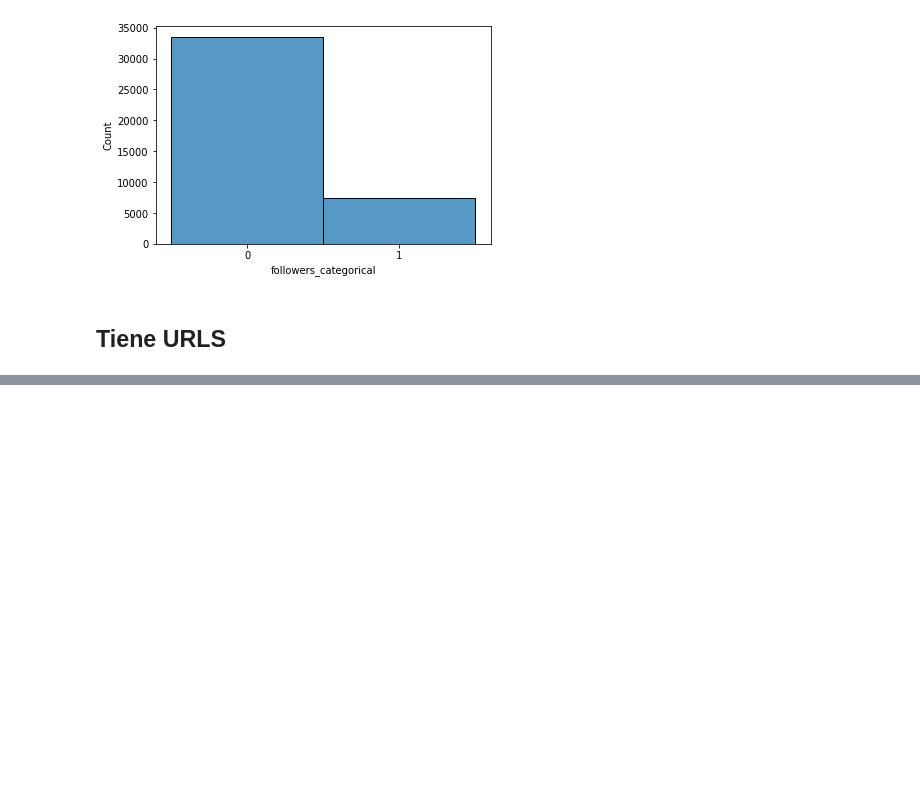
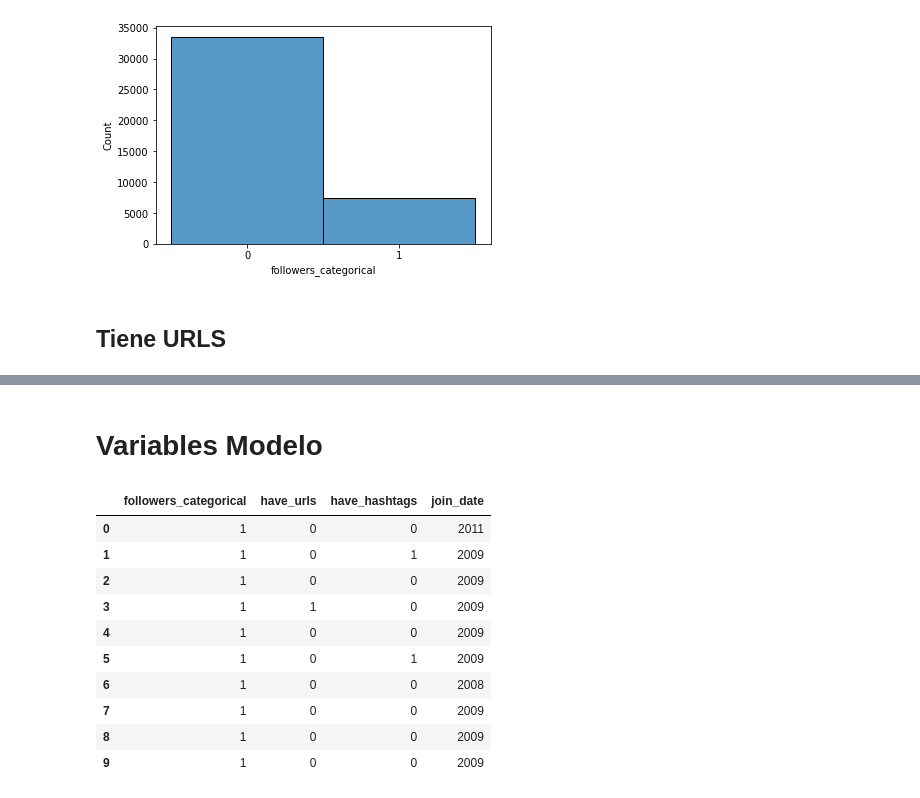
Before and after one commit to julianmelero/twitter-ai, a Jupyter notebook: Analysis/clasification.ipynb, the cells around one changed output, grey strips where cells are left out. Saved outputs shown, nothing was run; the diff lists cells and outputs as text; code cells hidden in the pictures; blank space fills up the shorter version.

```diff
--- a/Analysis/clasification.ipynb
+++ b/Analysis/clasification.ipynb
@@ -229,0 +261,2 @@ sns.histplot(x=union["have_urls"].astype('bool').astype('int'))
+# %% [markdown]
+# Variables Modelo
@@ -229,0 +265,14 @@ sns.histplot(x=union["have_urls"].astype('bool').astype('int'))
+# %%
+variables.head(10)
+# %% [output]
+|  | followers_categorical | have_urls | have_hashtags | join_date |
+| 0 | 1 | 0 | 0 | 2011 |
+| 1 | 1 | 0 | 1 | 2009 |
+| 2 | 1 | 0 | 0 | 2009 |
+| 3 | 1 | 1 | 0 | 2009 |
+| 4 | 1 | 0 | 0 | 2009 |
+| 5 | 1 | 0 | 1 | 2009 |
+| 6 | 1 | 0 | 0 | 2008 |
+| 7 | 1 | 0 | 0 | 2009 |
+| 8 | 1 | 0 | 0 | 2009 |
+| 9 | 1 | 0 | 0 | 2009 |
```
Also changed, not shown: parts of 22 cells of this notebook, 1 other file.
